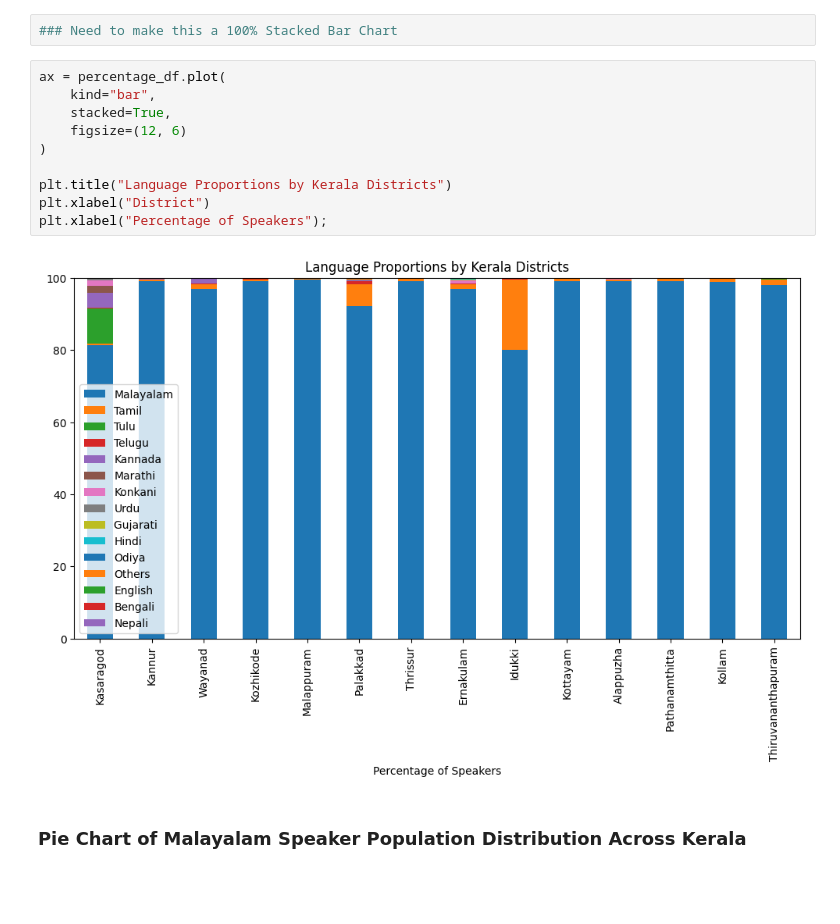
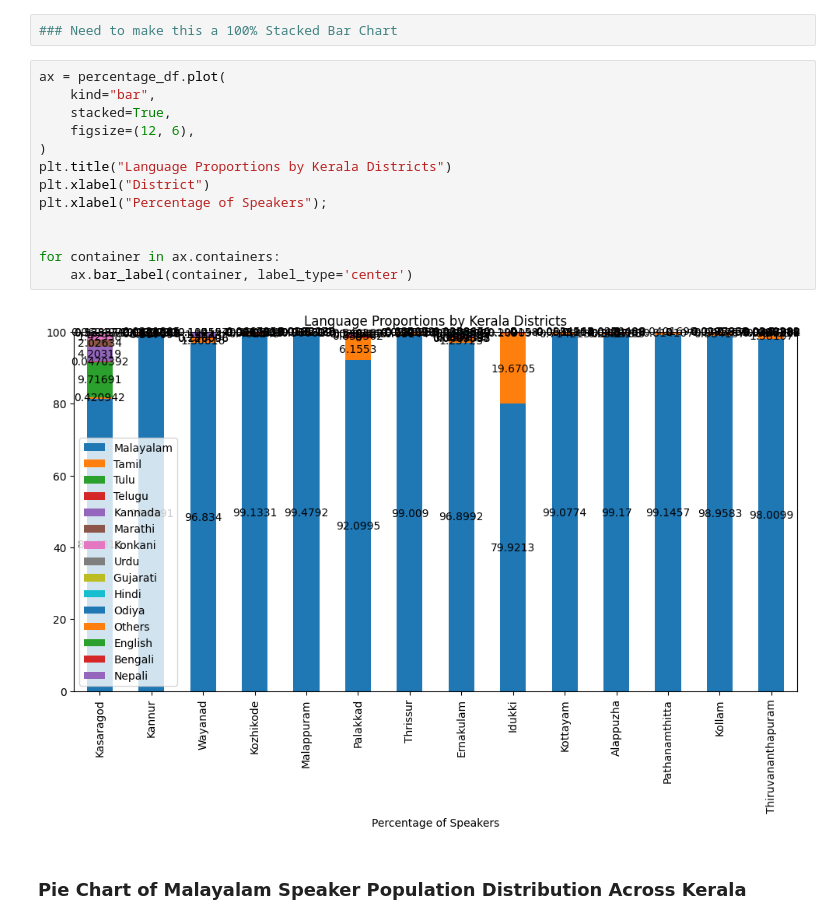
Before and after one commit to squishridyvi/Geographical-Distribution-Mapping-of-Dravidian-Languages-, a Jupyter notebook: Geographical Distribution of Dravidian Languages.ipynb, the cells around one changed output. Drawn from its saved outputs; the diff is of its cells as text; blank space fills up the shorter version.

Commit message:
adding labels to the language proportions graph

```diff
--- a/Geographical Distribution of Dravidian Languages.ipynb
+++ b/Geographical Distribution of Dravidian Languages.ipynb
@@ -2296,15 +2296,18 @@ percentage_df
 # %%
 ax = percentage_df.plot(
     kind="bar",
     stacked=True,
-    figsize=(12, 6)
+    figsize=(12, 6),
 )
-
 plt.title("Language Proportions by Kerala Districts")
 plt.xlabel("District")
 plt.xlabel("Percentage of Speakers");
+
+
+for container in ax.containers:
+    ax.bar_label(container, label_type='center')
 # %% [output]
-[figure, old version]
+[figure, new version]
 # %% [markdown]
 ### Pie Chart of Malayalam Speaker Population Distribution Across Kerala
 # %%
```
